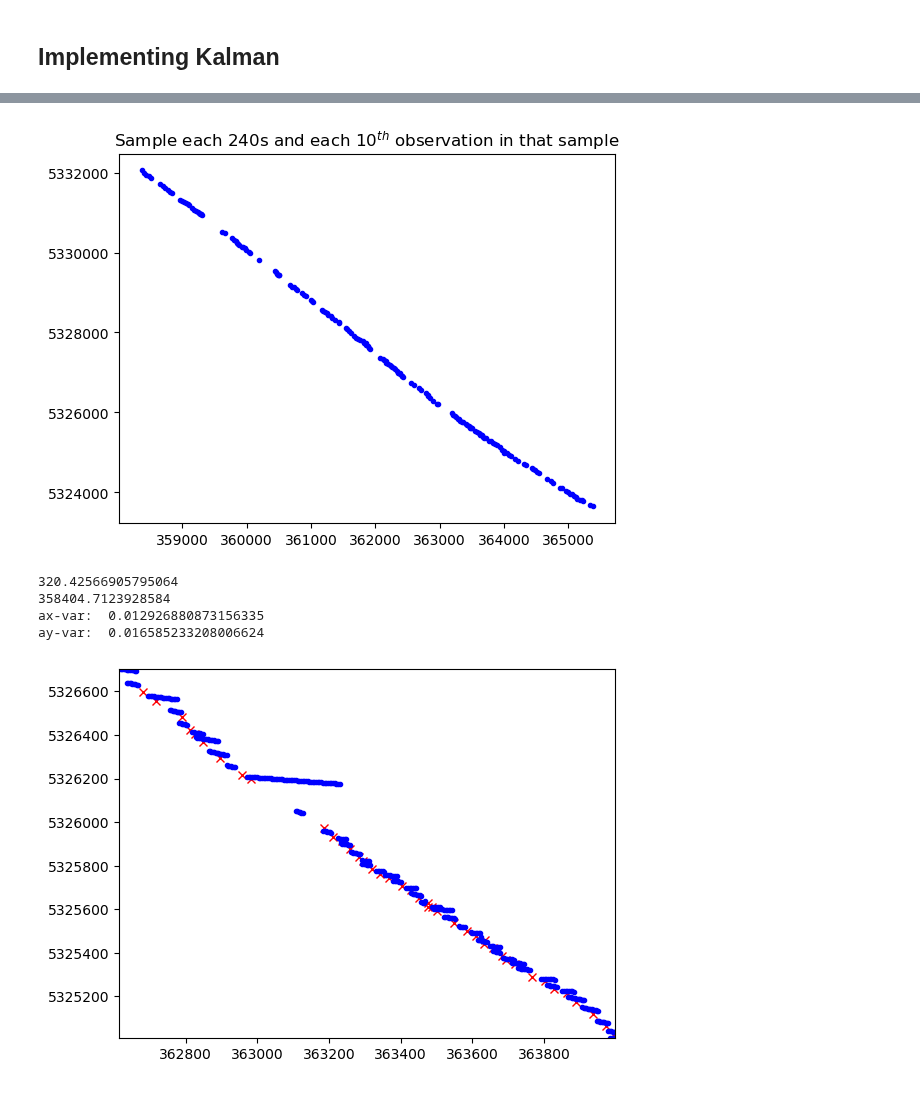
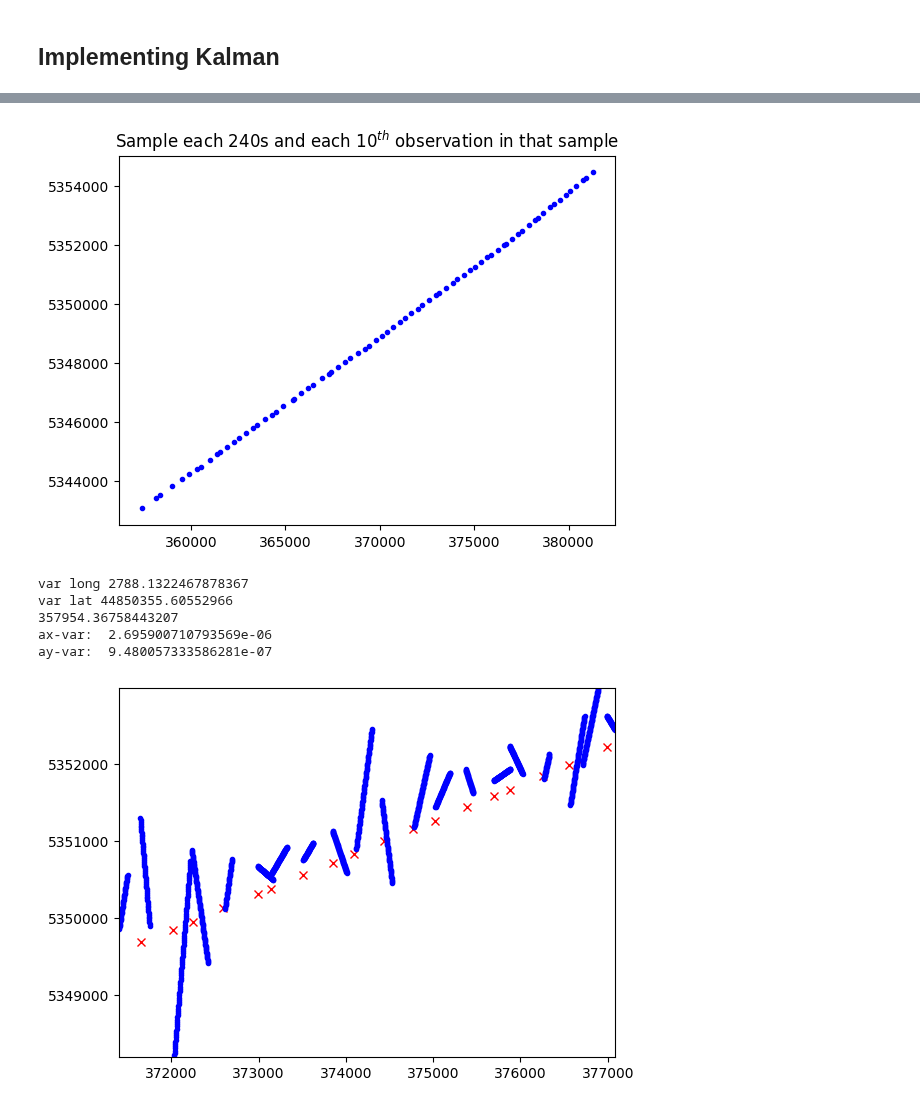
Before and after one commit to cnburger/AIS_KalmanFilter, a Jupyter notebook: Time Sampling.ipynb, the cells around one changed output, grey strips where cells are left out. Drawn from its saved outputs; the diff is of its cells as text; code cells hidden in the pictures.

```diff
--- a/Time Sampling.ipynb
+++ b/Time Sampling.ipynb
@@ -307,7 +263,7 @@ def myKalman(pd_final, R,Q,P_k):
             z_k = pd_final.iloc[data_counter,:].values # convert to numpy array -observed value
 
             delta_TIME = copy.deepcopy(z_k[1]) #difference in time
-            A = get_mat_A(delta_TIME)
+            A = get_mat_A(1)
 
             #Acceleration
             ax, ay = calc_a_xy(z_k,zk_prev)
@@ -390,3 +346,7 @@ def myKalman(pd_final, R,Q,P_k):
     print("ay-var: ", np.var(ay_arr))
 
     return X_coord,Y_coord,X_orig,Y_orig,ax_arr,ay_arr
+# %%
+pd_dataset = None
+pd_dataset = pd.read_csv(r"538004506.csv")
+pd_dataset.head()
@@ -392,0 +360,10 @@ def myKalman(pd_final, R,Q,P_k):
+# %%
+lower = 10 #750
+upper = 580
+
+myrange = np.arange(lower,upper,1)
+
+pd_dataset_new = convert_dataset(pd_dataset.iloc[myrange,:].reset_index(drop = True),240,9)
+
+plt.plot(pd_dataset_new['lat'],pd_dataset_new['long'], 'g.')
+plt.show()
@@ -393,55 +372,66 @@ def myKalman(pd_final, R,Q,P_k):
 # %%
 #df_sampled = subsample_obs_time(pd_dataset, 600, 6)
-df_sampled = pd_dataset
+df_sampled = pd_dataset_new
 plt.plot(df_sampled['lat'], df_sampled['long'], 'b.')
 plt.title("Sample each 240s and each $10^{th}$ observation in that sample")
 plt.show()
 # %% [output]
-[figure, old version]
+[figure, new version]
 # %%
-a_x_var = 0.011595975003468331
-a_y_var = 0.01291309664794104
-var_lat = np.var(df_sampled['lat'][1:3])
+a_x_var = 0.0000000003
+a_y_var = 0.000000012719003
+var_lat = np.var(df_sampled['lat'][1:])
 var_long = np.var(df_sampled['long'][1:3])
 
-print(var_lat)
-P_k = np.array([[50],
-                [5],
-                [3],
-                [3]]
+print("var long", var_long)
+print("var lat", var_lat)
+
+P_k = np.array([[10],
+                [10],
+                [0.2],
+                [0.2]]
               ).dot(np.transpose(
-    np.array([[5],
-              [5],
-                [3],
-                [3]]
+    np.array([[10],
+              [10],
+                [0.2],
+                [0.2]]
             )))
 
 
-Q = copy.deepcopy(P_k)
+Q = np.array([[10],
+                [10],
+                [0.2],
+                [20]]
+              ).dot(np.transpose(
+    np.array([[10],
+              [10],
+                [200],
+                [60]]
+            )))
 
-
-R = np.diag(np.array([1,1,1000,10000]))
+R = np.diag(np.array([10000000000,100000012719,0.0000000000000005,0.0000000005]))
 
 
 X_samp_pred, Y_samp_pred, X_samp_orig, Y_samp_orig, axx, ayy = myKalman(df_sampled, R,Q,P_k)
 X_samp_pred = np.array(X_samp_pred)
 Y_samp_pred = np.array(Y_samp_pred)
 X_samp_orig = np.array(X_samp_orig)
 Y_samp_orig = np.array(Y_samp_orig)
 
-closer_look = np.arange(1200,1600,1)
+closer_look = np.arange(3500,5050,1)
 plt.plot(X_samp_orig, Y_samp_orig, "rx")
 plt.plot(X_samp_pred[closer_look], Y_samp_pred[closer_look], "b.")
 plt.xlim(min(X_samp_pred[closer_look]),max(X_samp_pred[closer_look]))
 plt.ylim(min(Y_samp_pred[closer_look]),max(Y_samp_pred[closer_look]))
 
 plt.show()
 # %% [output]
-320.42566905795064
-358404.7123928584
-ax-var:  0.012926880873156335
-ay-var:  0.016585233208006624
+var long 2788.1322467878367
+var lat 44850355.60552966
+357954.36758443207
+ax-var:  2.695900710793569e-06
+ay-var:  9.480057333586281e-07
-[figure, old version]
+[figure, new version]
 # %%
 plt.plot(np.arange(0,len(axx),1),axx)
 plt.show()
```
Also changed, not shown: parts of 9 cells of this notebook.
